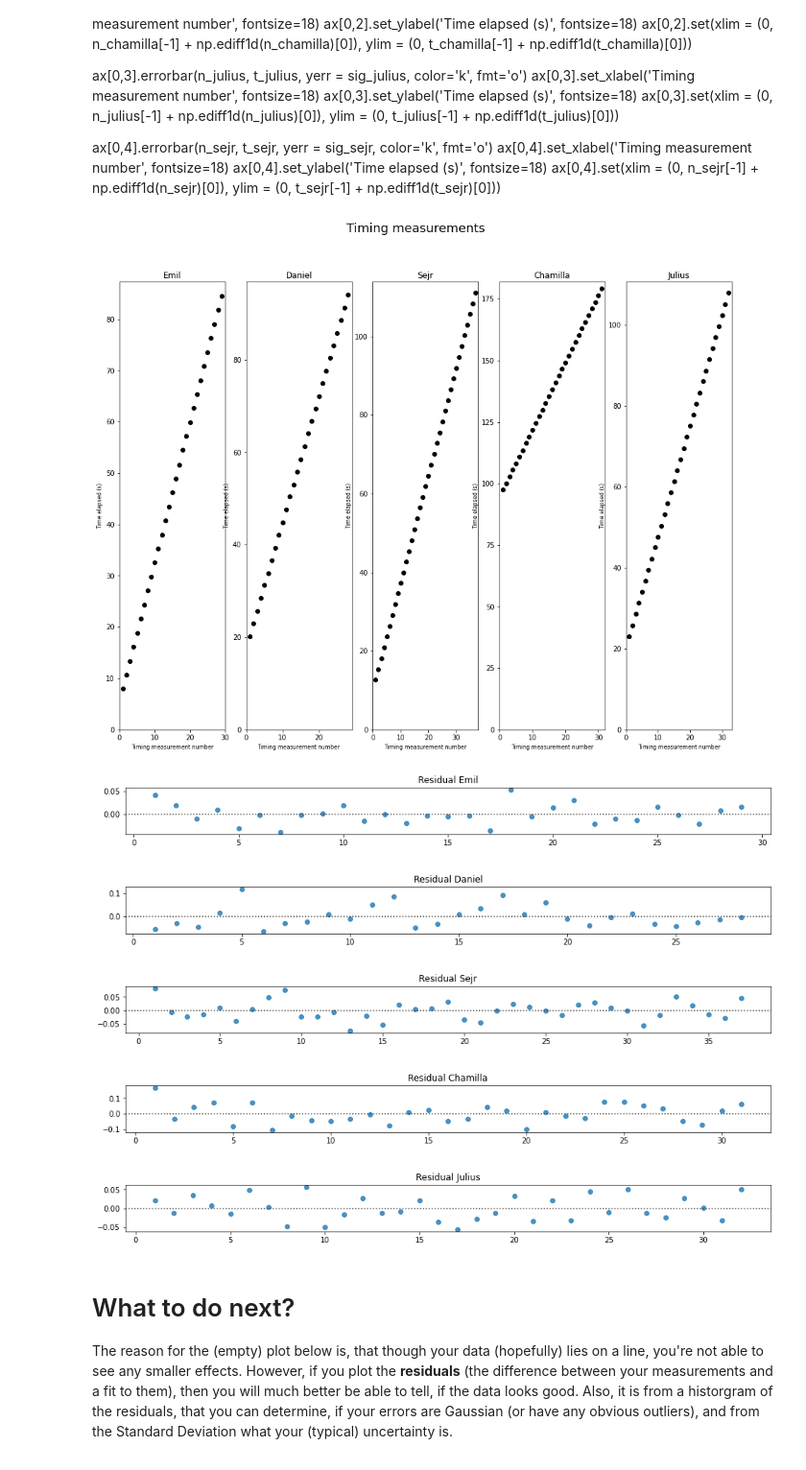
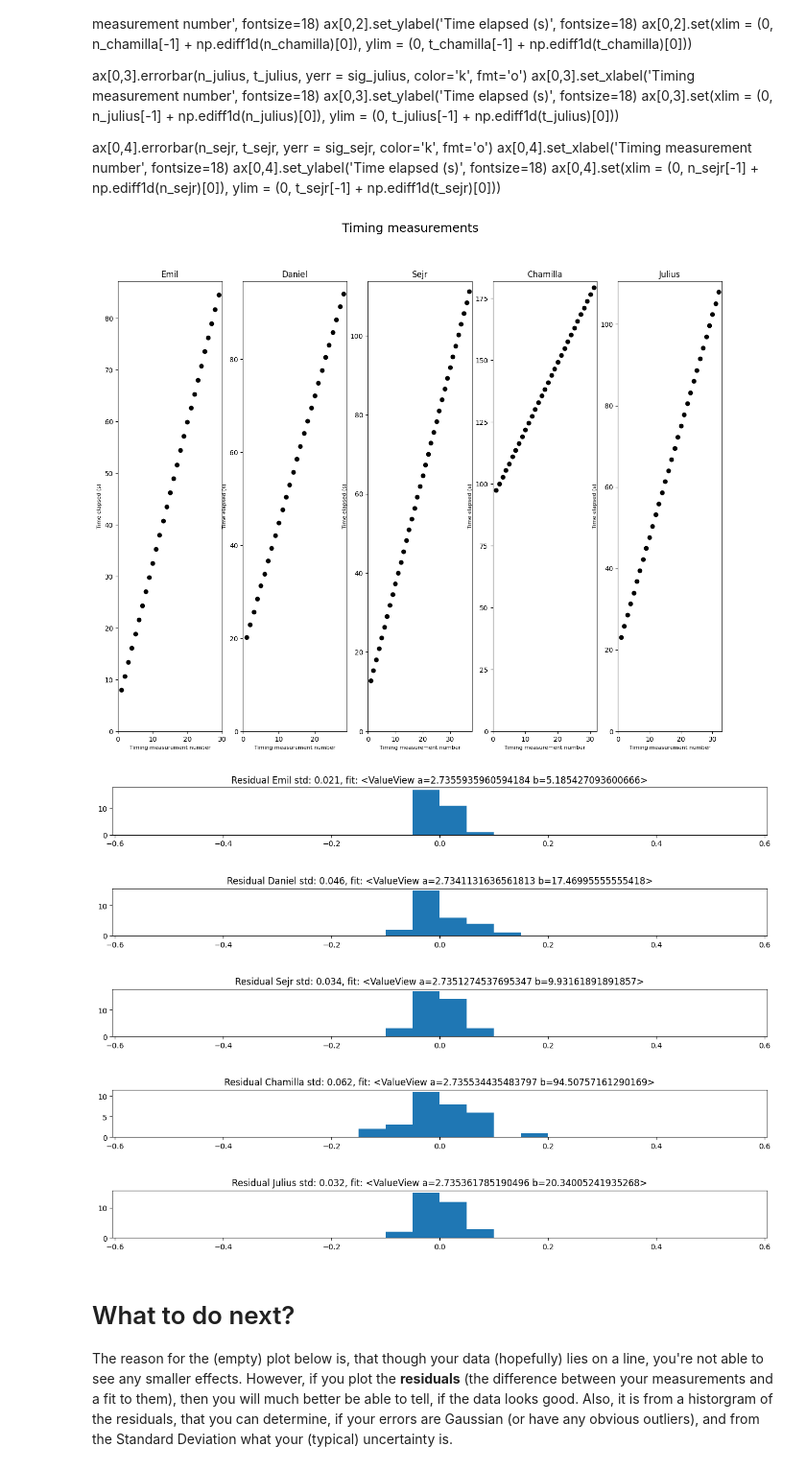
Before and after one commit to sk0rte/AppStat_lab, a Jupyter notebook: pendulum_mine.ipynb, the cells around one changed output. Shown at 96% size. Saved outputs shown, nothing was run; the diff lists cells and outputs as text; code cells hidden in the pictures.

Commit message:
pendul analyse

```diff
--- a/pendulum_mine.ipynb
+++ b/pendulum_mine.ipynb
@@ -21,11 +21,17 @@ def read_data(filename):
 # %% [markdown]
 ## Read and plot the data
 # %%
-emil_data = read_data("emil_data.txt")
-julius_data = read_data("julius.dat")
-chamilla_data = read_data("chamilla.dat")
-daniel_data = read_data("daniel.dat")
-sejr_data = read_data("sejr.dat")
+# emil_data = read_data("emil_usikkerhed.dat")
+# julius_data = read_data("julius_usikkerhed.dat")
+# chamilla_data = read_data("chamilla_usikkerhed.dat")
+# daniel_data = read_data("daniel_usikkerhed.dat")
+# sejr_data = read_data("sejr_usikkerhed.dat")
+
+emil_data = read_data("Pendul/Data/emil.dat")
+julius_data = read_data("Pendul/Data/julius.dat")
+chamilla_data = read_data("Pendul/Data/chamilla.dat")
+daniel_data = read_data("Pendul/Data/daniel.dat")
+sejr_data = read_data("Pendul/Data/sejr.dat")
 # %%
 def linear_fit(x, alpha0, alpha1):
     return alpha0 + alpha1 * x
@@ -86,17 +92,31 @@ for i, (n, t) in enumerate(zip(n_list, t_list)):
     ax[i].set_title(f"{name_list[i]}")
     ax[i].set(xlim = (0, n[-1] + np.ediff1d(n)[0]), ylim = (0, t[-1] + np.ediff1d(t)[0]))
 # %% [output]
-[figure, old version]
+[figure, new version]
 # %%
 fig, ax = plt.subplots(nrows = 5, ncols = 1, figsize=(14, 10))
 fig.tight_layout(pad = 5.0)
 
+def fit(x, a, b):
+    return a*x + b
+
+def chi2(a, b):
+    y_fit = fit(x, a, b)
+    return np.sum(((y - y_fit) / ey)**2)
+chi2.errordef = 1.0
+
 for i, (n, t) in enumerate(zip(n_list, t_list)):
-    sns.residplot(ax = ax[i], x = n, y = t,)
-    ax[i].set_title(f"Residual {name_list[i]}")
+    ey = 1
+    x = n
+    y = t
+    minuit = Minuit(chi2, a=0, b=0)
+    minuit.migrad()
+    y_fit = fit(x, *minuit.values)
+    ax[i].hist(y-y_fit, bins=np.arange(-0.55, 0.56, 0.05))
+    ax[i].set_title(f"Residual {name_list[i]} std: {(y-y_fit).std():.3f}, fit: {minuit.values}")
 plt.show()
 # %% [output]
-[figure, old version]
+[figure, new version]
 # %% [markdown]
 # What to do next?
 
```
Also changed, not shown: parts of 3 cells of this notebook.
